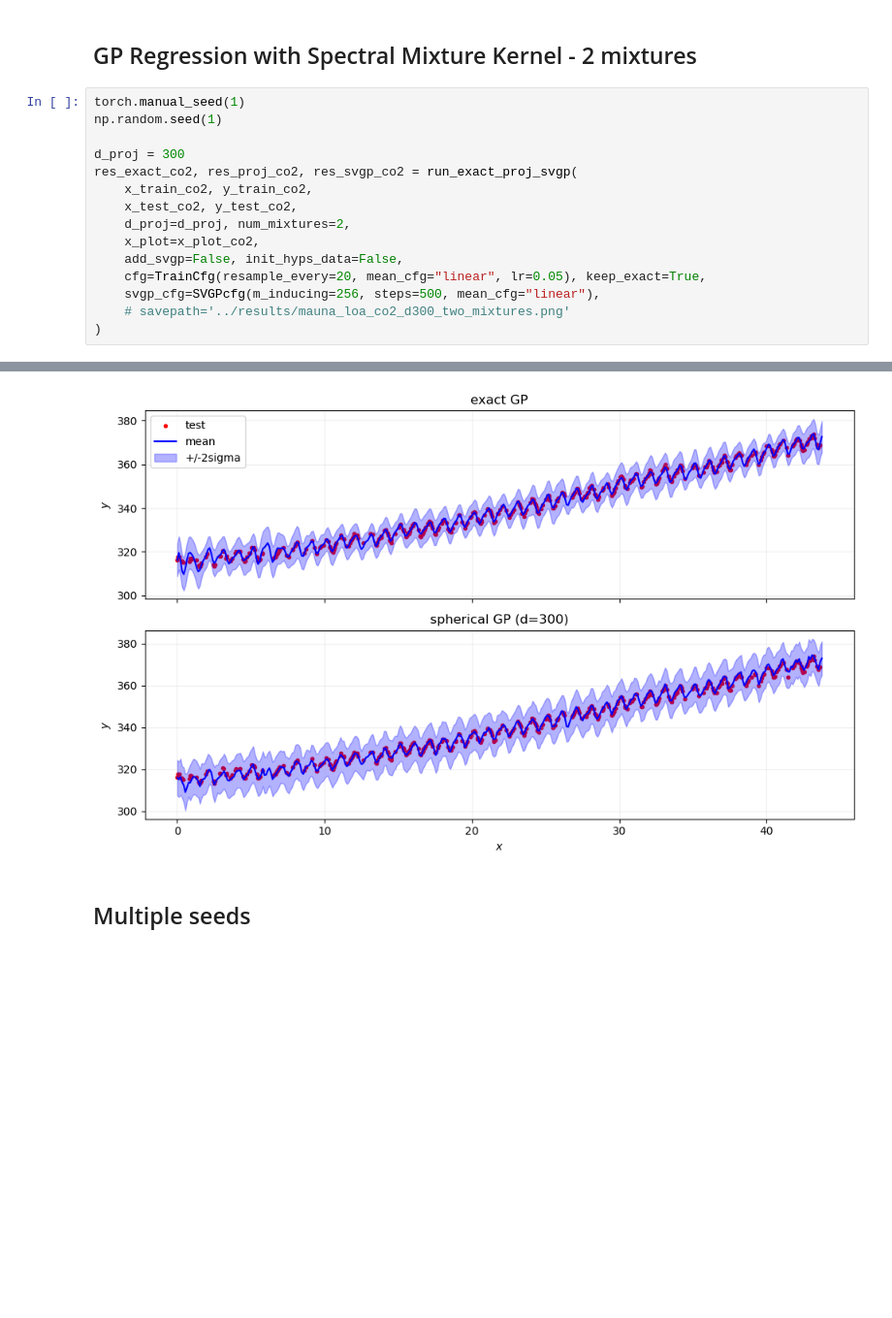
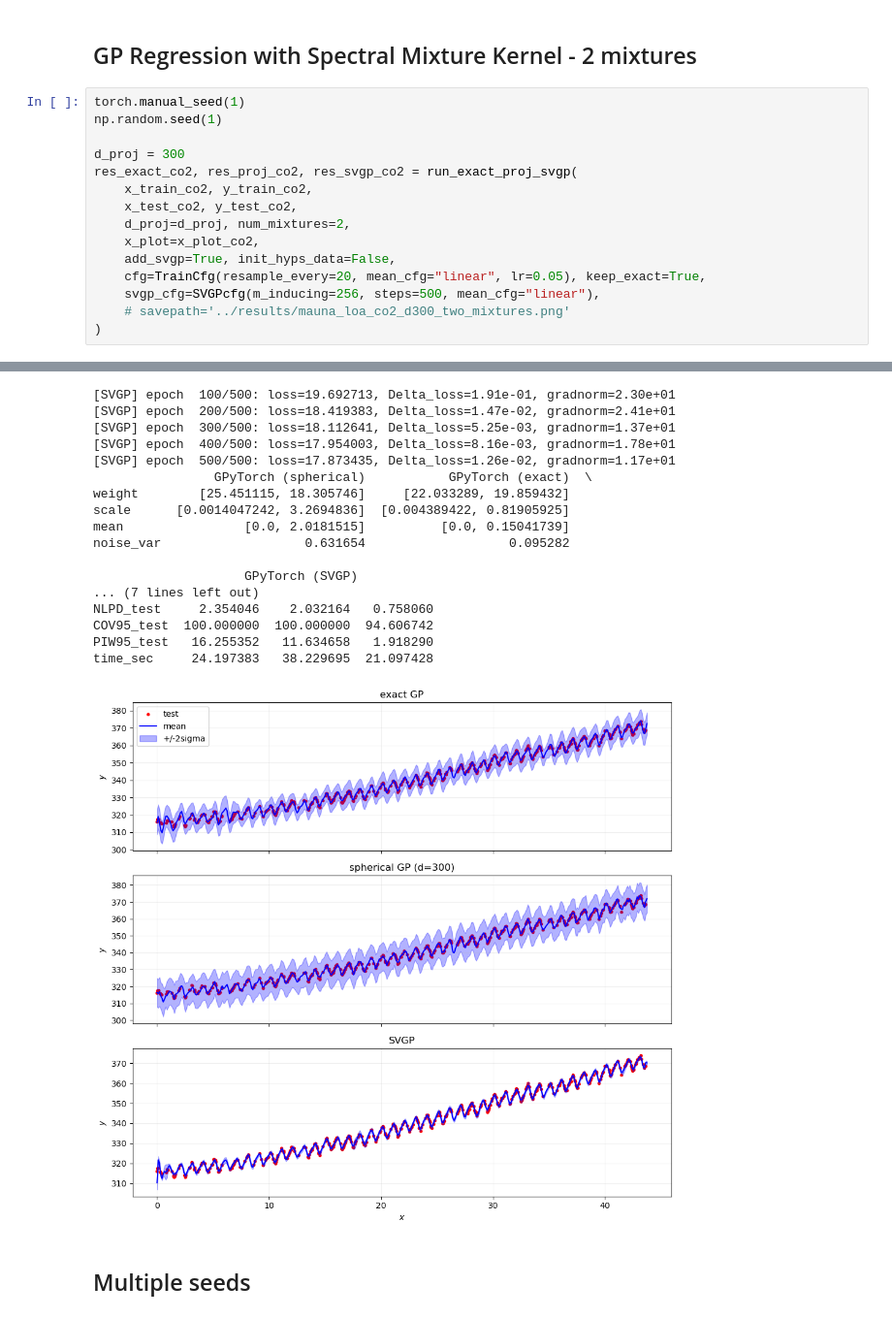
Before and after one commit to ArkinF/GP-Spherical-Projections, a Jupyter notebook: notebooks/03_mauna_loa_co2.ipynb, the cells around one changed output, grey strips where cells are left out. Shown: that part at 97% size. Drawn from its saved outputs; the diff is of its cells as text; blank space fills up the shorter version.

```diff
--- a/notebooks/03_mauna_loa_co2.ipynb
+++ b/notebooks/03_mauna_loa_co2.ipynb
@@ -88,7 +88,7 @@ res_exact_co2, res_proj_co2, res_svgp_co2 = run_exact_proj_svgp(
     x_test_co2, y_test_co2,
     d_proj=d_proj, num_mixtures=2,
     x_plot=x_plot_co2,
-    add_svgp=False, init_hyps_data=False,
+    add_svgp=True, init_hyps_data=False,
     cfg=TrainCfg(resample_every=20, mean_cfg="linear", lr=0.05), keep_exact=True,
     svgp_cfg=SVGPcfg(m_inducing=256, steps=500, mean_cfg="linear"),
     # savepath='../results/mauna_loa_co2_d300_two_mixtures.png'
@@ -114,4 +114,21 @@ time_sec     39.189991   61.642781
+[SVGP] epoch  100/500: loss=19.692713, Delta_loss=1.91e-01, gradnorm=2.30e+01
+[SVGP] epoch  200/500: loss=18.419383, Delta_loss=1.47e-02, gradnorm=2.41e+01
+[SVGP] epoch  300/500: loss=18.112641, Delta_loss=5.25e-03, gradnorm=1.37e+01
+[SVGP] epoch  400/500: loss=17.954003, Delta_loss=8.16e-03, gradnorm=1.78e+01
+[SVGP] epoch  500/500: loss=17.873435, Delta_loss=1.26e-02, gradnorm=1.17e+01
+                GPyTorch (spherical)           GPyTorch (exact)  \
+weight        [25.451115, 18.305746]     [22.033289, 19.859432]
+scale      [0.0014047242, 3.2694836]  [0.004389422, 0.81905925]
+mean                [0.0, 2.0181515]          [0.0, 0.15041739]
+noise_var                   0.631654                   0.095282
+
+                    GPyTorch (SVGP)
+... (7 lines left out)
+NLPD_test     2.354046    2.032164   0.758060
+COV95_test  100.000000  100.000000  94.606742
+PIW95_test   16.255352   11.634658   1.918290
+time_sec     24.197383   38.229695  21.097428
-[figure, old version]
+[figure, new version]
 # %% [markdown]
 ## Multiple seeds
 # %%
```
Also changed, not shown: parts of 1 cell of this notebook, 5 other files.
